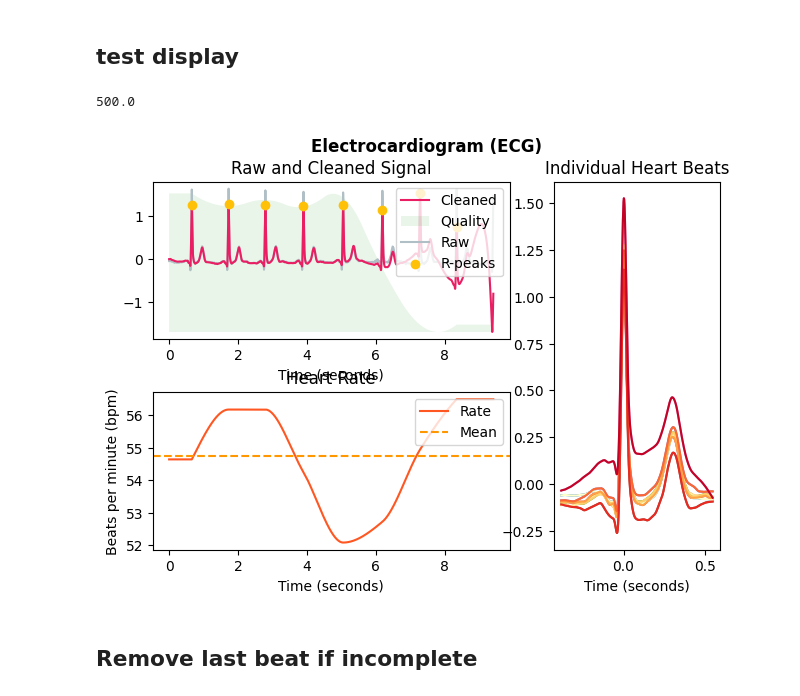
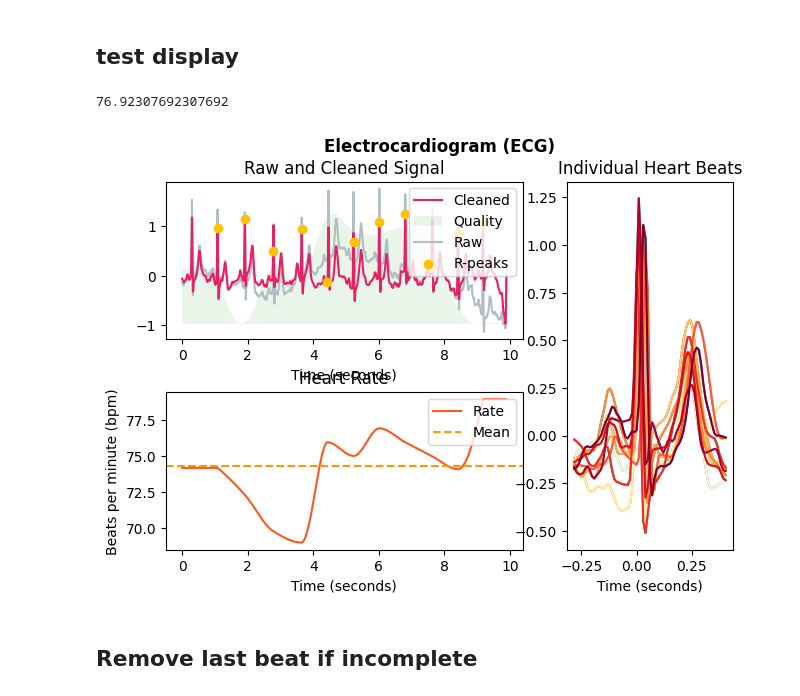
Before and after one commit to Nicoflo22/Thesis, a Jupyter notebook: thesis_superclass.ipynb, the cells around one changed output. Cells and saved outputs as stored; diff of their text form; code cells hidden in the pictures.

```diff
--- a/thesis_superclass.ipynb
+++ b/thesis_superclass.ipynb
@@ -139,0 +86,9 @@ print(df_encoded['signal'][0][0])
+# %%
+# Make sure each label is in a separate list
+df['superclass'] = df['superclass'].apply(lambda x: [x] if isinstance(x, str) else x)
+
+mlb = MultiLabelBinarizer()
+label_encoded = mlb.fit_transform(df['superclass'])
+df_encoded = pd.concat([df.drop('superclass', axis=1), pd.DataFrame(label_encoded, columns=mlb.classes_)], axis=1)
+
+df_encoded
@@ -167,44 +136,44 @@ plt.show()
 ## test display
 # %%
 single_ecg = []
-for sublist in df_encoded.loc[0,'signal']: #FIRST PATIENT
+for sublist in df_encoded.loc[3,'signal']: #FIRST PATIENT
     single_ecg.append(sublist[1]) # LEAD II
 
 #inverted_ecg = nk.ecg_invert(flat_list, sampling_rate=500)
-signals, info = nk.ecg_process(single_ecg, sampling_rate=500)
+signals, info = nk.ecg_process(single_ecg, sampling_rate=100)
 rpeaks = info["ECG_R_Peaks"]
 #cleaned_ecg = signals["ECG_Clean"]
 
 # Segment the ECG into individual heartbeats using the R-peaks
 heartbeats = np.split(single_ecg, rpeaks)
 
 # TODO check accuracy sans enlever le dernier beat
 # Check if the last heartbeat is incomplete (i.e., significantly shorter than the others)
 average_heartbeat_length = np.mean([len(heartbeat) for heartbeat in heartbeats])
 print(average_heartbeat_length)
 
 if len(heartbeats[-1]) < average_heartbeat_length * 0.75:
     heartbeats = heartbeats[:-1]  # Remove the last heartbeat if incomplete
 
 # Concatenate the heartbeats back into a single ECG signal
 cleaned_ecg = np.concatenate(heartbeats)
-signals, info = nk.ecg_process(cleaned_ecg, sampling_rate=500)
+signals, info = nk.ecg_process(cleaned_ecg, sampling_rate=100)
 
 #plot = nk.events_plot(rpeaks, cleaned_ecg) #WHole ecg
 
 #epochs = nk.ecg_segment(cleaned_ecg, rpeaks=None, sampling_rate=500, show=True) # beatss superimposed
 
 #nk.ecg_plot(signals, sampling_rate=500) # summary of ecg
-nk.ecg_plot(signals, sampling_rate=500) # summary of ecg
+nk.ecg_plot(signals, sampling_rate=100) # summary of ecg
 # _, waves_peak = nk.ecg_delineate(signals, # PQRS peaks
 #                                  rpeaks,
 #                                  sampling_rate=500,
 #                                  method="peak",
 #                                  show=True,
 #                                  show_type='peaks')
 # %% [output]
-500.0
+76.92307692307692
-[figure, old version]
+[figure, new version]
 # %% [markdown]
 ## Remove last beat if incomplete
 # %%
```
Also changed, not shown: parts of 18 cells of this notebook.
